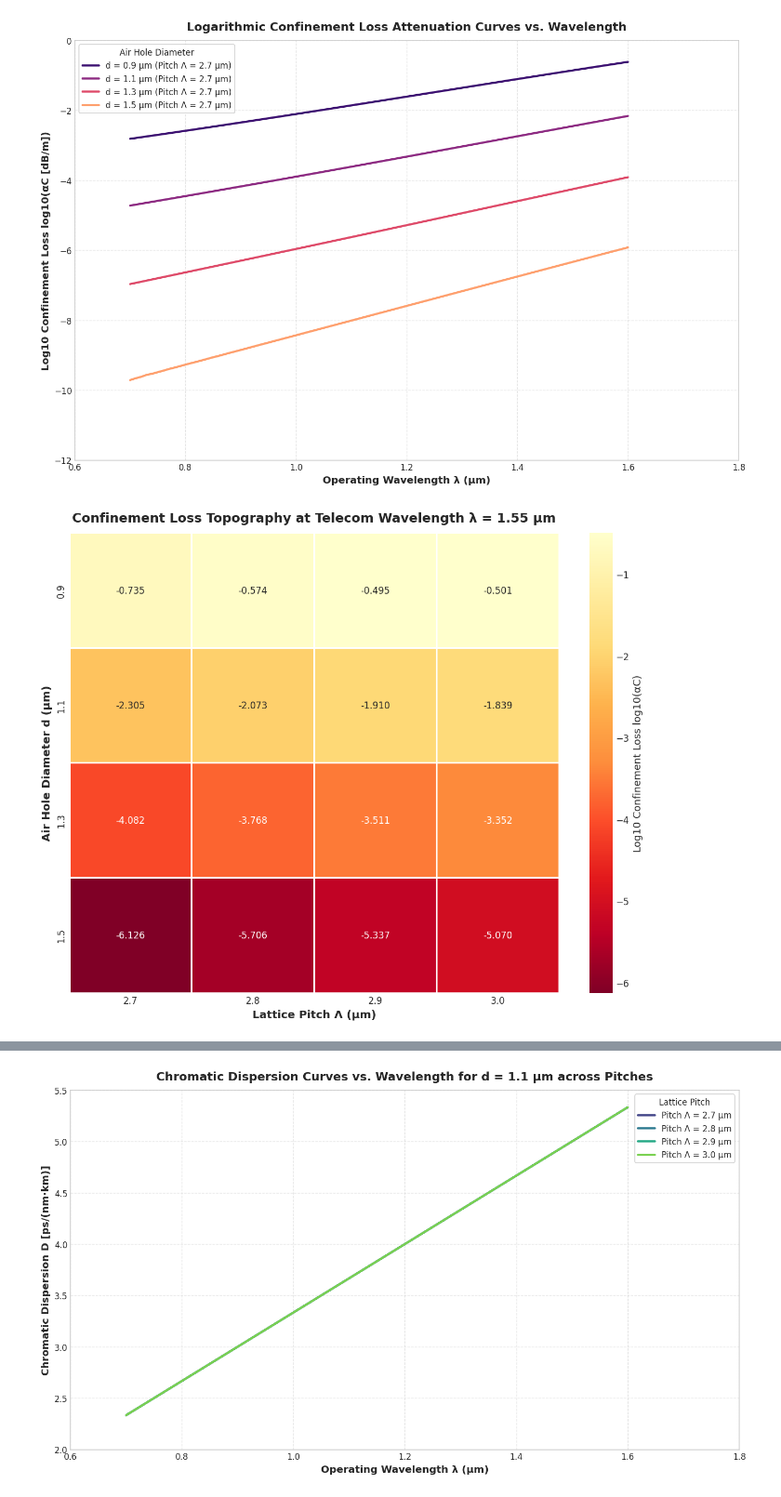
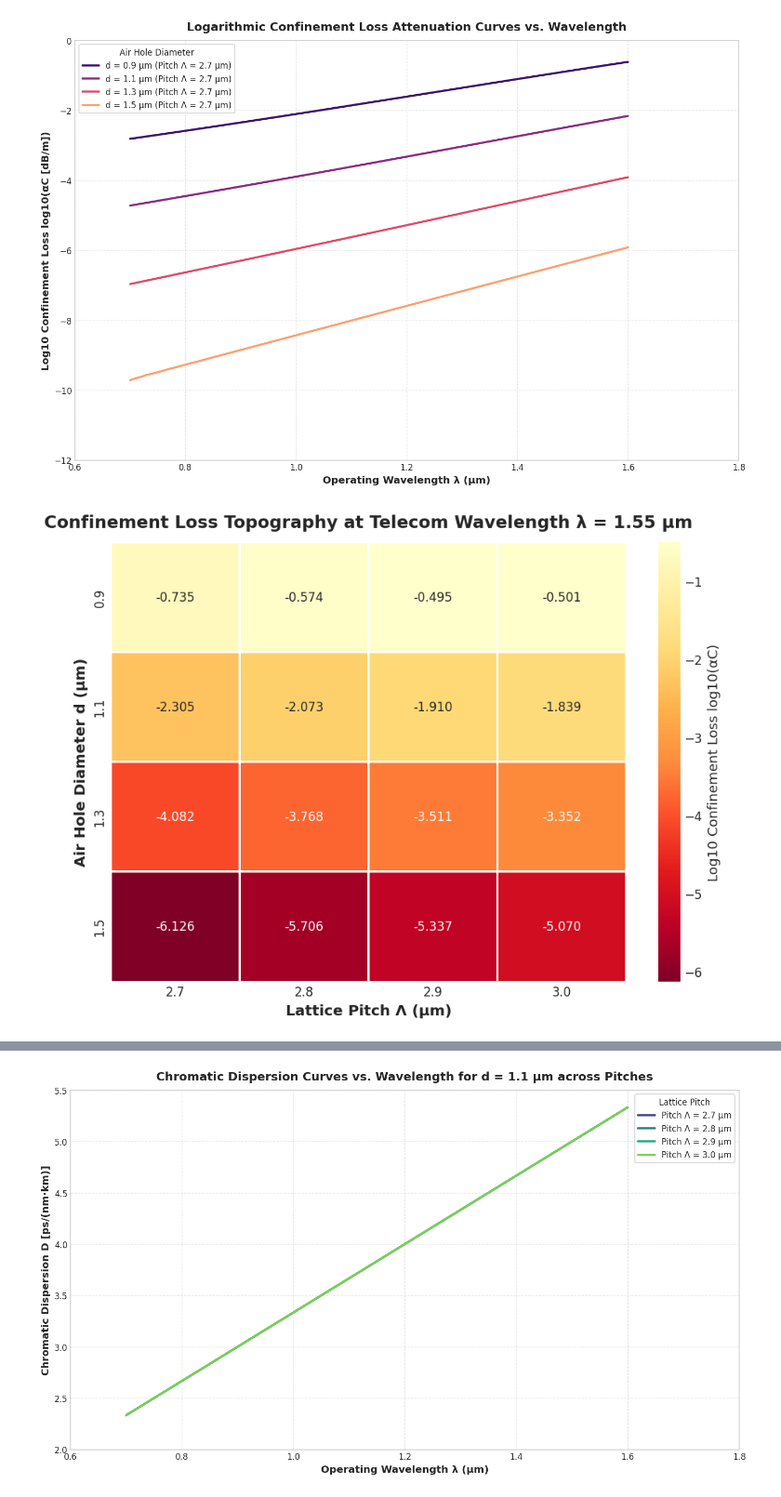
Before and after one commit to Avik-Das-567/Kaggle-Notebooks-Avik, a Jupyter notebook: photonic-crystal-fiber-characterization.ipynb, the cells around one changed output, grey strips where cells are left out. Shown at 93% size. Cells and saved outputs as stored; diff of their text form; code cells hidden in the pictures.

```diff
--- a/photonic-crystal-fiber-characterization.ipynb
+++ b/photonic-crystal-fiber-characterization.ipynb
@@ -382,25 +384,25 @@ plt.show()
 # %%
 # Plot 4: Microstructure Matrix Heatmap at Telecom Wavelength (λ = 1.55 μm)
 telecom_df = df_pcf[df_pcf['Wavelength(μm)'] == 1.55]
 pivot_loss = telecom_df.pivot(index='Diameter(μm)', columns='Pitch (μm)', values='αC in log10')
 
-plt.figure(figsize=(10, 8))
+plt.figure(figsize=(8, 6))
 sns.heatmap(
     pivot_loss,
     annot=True,
     fmt=".3f",
     cmap="YlOrRd_r",
     cbar_kws={'label': 'Log10 Confinement Loss log10(αC)'},
     linewidths=1.5,
     linecolor='white'
 )
 
 plt.xlabel('Lattice Pitch Λ (μm)', fontsize=12, fontweight='bold')
 plt.ylabel('Air Hole Diameter d (μm)', fontsize=12, fontweight='bold')
 plt.title('Confinement Loss Topography at Telecom Wavelength λ = 1.55 μm', fontsize=14, fontweight='bold', pad=12)
 plt.tight_layout()
 plt.show()
 # %% [output]
-[figure, old version]
+[figure, new version]
 # %%
 # Plot 5: Polarization Parity Comparison (X vs. Y Polarizations)
```
Also changed, not shown: parts of 5 cells of this notebook.
